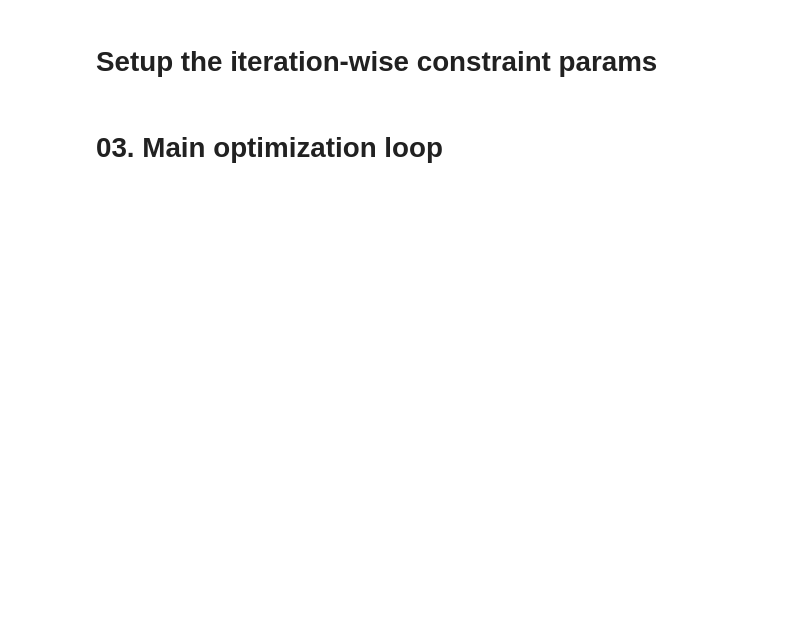
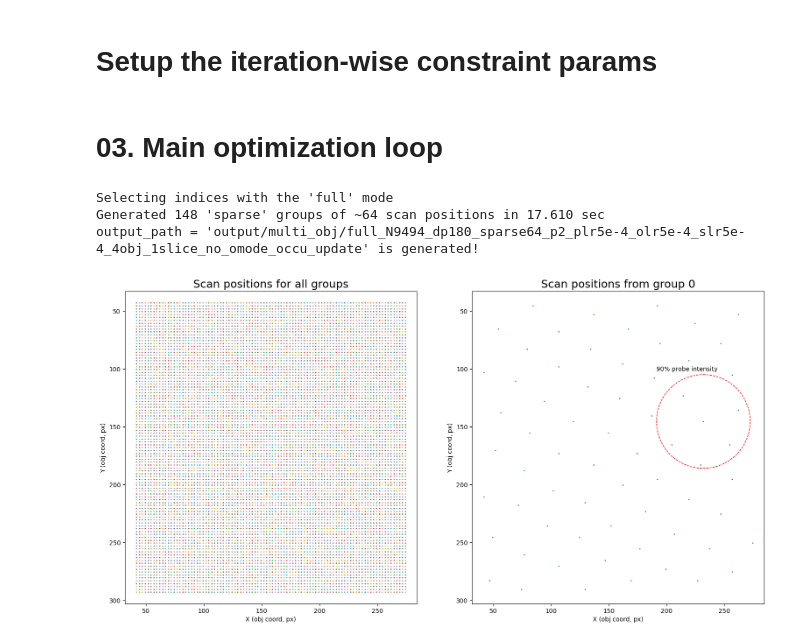
Before and after one commit to wdwzyyg/ptyrad, a Jupyter notebook: run_ptyrad.ipynb, the cells around one changed output. Drawn from its saved outputs; the diff is of its cells as text; code cells hidden in the pictures; blank space fills up the shorter version.

```diff
--- a/run_ptyrad.ipynb
+++ b/run_ptyrad.ipynb
@@ -52,11 +81,11 @@ plot_scan_positions(pos)
 # %%
 model_params = {
-    'detector_blur_std': 1,
+    'detector_blur_std': 0,
     'lr_params':{
-        'obja': 5e-4,
+        'obja': 0,
         'objp': 5e-4,
-        'probe': 1e-3,
-        'probe_pos_shifts': 1e-3}}
+        'probe': 5e-4,
+        'probe_pos_shifts': 5e-4}}
 
 model = PtychoAD(init.init_variables, model_params, device=DEVICE)
 
@@ -90,8 +140,8 @@ test_loss_fn(model, indices, loss_fn)
 constraint_params = {
     'objp_blur'     : {'freq': None, 'std':None},
     'ortho_pmode'   : {'freq': 1},
-    'ortho_omode'   : {'freq': None},
-    'kz_filter'     : {'freq': 1, 'beta':1, 'alpha':1, 'z_pad':None, 'obj_type':'both'},
+    'ortho_omode'   : {'freq': None}, # This feature is still under construction, don't use it yet
+    'kz_filter'     : {'freq': None, 'beta':1, 'alpha':1, 'z_pad':None, 'obj_type':'both'},
     'postiv'        : {'freq': 1},
     'fix_probe_int' : {'freq': 1}
 }
@@ -102,24 +152,29 @@ constraint_fn = CombinedConstraint(constraint_params, device=DEVICE)
 # %%
 NITER        = 100
 INDICES_MODE = 'full'   # 'full', 'center', 'sub'
-BATCH_SIZE   = 256
+BATCH_SIZE   = 64
 GROUP_MODE   = 'sparse' # 'random', 'sparse', 'compact'
 SAVE_ITERS   = 10        # scalar or None
 
-output_dir   = 'output/CNS'
-postfix      = '_testplot'
+output_dir   = 'output/multi_obj'
+postfix      = ''
 
 pos          = (model.crop_pos + model.opt_probe_pos_shifts).detach().cpu().numpy()
 probe_int    = model.opt_probe[0].abs().pow(2).detach().cpu().numpy()
 dx           = exp_params['dx_spec']
 d90          = get_blob_size(dx, probe_int)
 indices      = select_scan_indices(exp_params['N_scan_slow'], exp_params['N_scan_fast'], subscan_slow=None, subscan_fast=None, mode=INDICES_MODE)
 batches      = make_batches(indices, pos, BATCH_SIZE, mode=GROUP_MODE)
 recon_params = make_recon_params_dict(NITER, INDICES_MODE, BATCH_SIZE, GROUP_MODE, SAVE_ITERS)
 output_path  = make_output_folder(output_dir, indices, exp_params, recon_params, model, constraint_params, postfix)
 
 fig_grouping = plot_pos_grouping(pos, batches, circle_diameter=d90/dx, dot_scale=1, pass_fig=True)
 fig_grouping.savefig(output_path + f"/summary_pos_grouping.png")
+# %% [output]
+Selecting indices with the 'full' mode
+Generated 148 'sparse' groups of ~64 scan positions in 17.610 sec
+output_path = 'output/multi_obj/full_N9494_dp180_sparse64_p2_plr5e-4_olr5e-4_slr5e-4_4obj_1slice_no_omode_occu_update' is generated!
+[figure, added]
 # %%
 loss_iters = []
 for niter in range(1, NITER+1):
```
Also changed, not shown: parts of 9 cells of this notebook, 2 other files.
